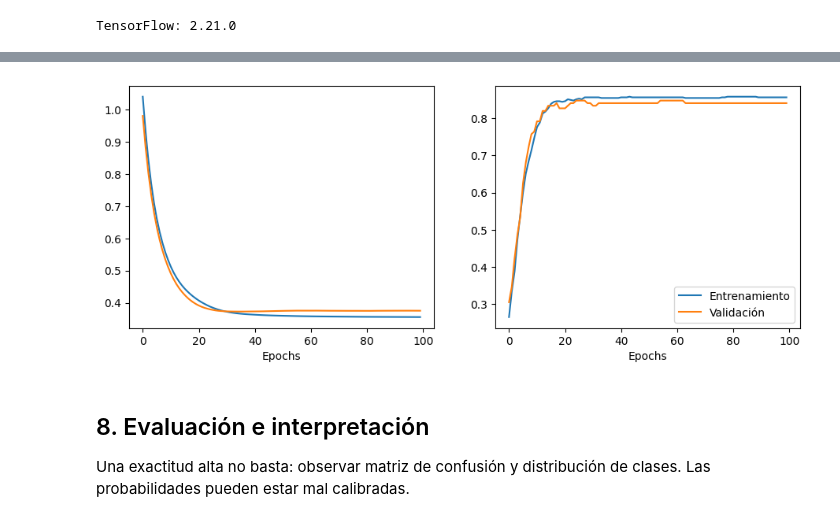
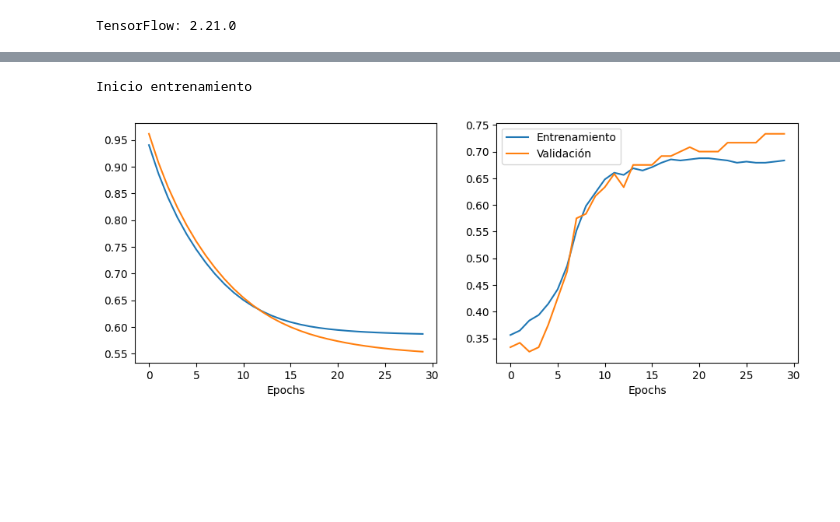
Before and after one commit to marvinjc/fund_redes_neuronales_python, a Jupyter notebook: laboratorio_1.ipynb, the cells around one changed output, grey strips where cells are left out. Saved outputs shown, nothing was run; the diff lists cells and outputs as text; code cells hidden in the pictures; blank space fills up the shorter version.

```diff
--- a/laboratorio_1.ipynb
+++ b/laboratorio_1.ipynb
@@ -98,0 +26,7 @@ dtype: float64
+# %%
+url = 'https://raw.githubusercontent.com/marvinjc/fund_redes_neuronales_python/main/datos_creditos_estudiantes.csv'
+df = pd.read_csv(url)
+print('Archivo cargado desde GitHub:', url)
+print('Dimensiones:', df.shape)
+display('Describe:',df.describe().T)
+display('Head:',df.head())
@@ -109,6 +83,6 @@ Separamos primero para evitar fuga de información. El escalador se ajusta **sol
 # %%
-X = df.drop(columns="defectuosa")
-y = df.defectuosa
+X = df.drop(columns="aprobado")
+y = df.aprobado
 X_train, X_test, y_train, y_test = train_test_split(X, y, test_size=0.2, random_state=42)
 print("Dimensiones:", X_train.shape, X_test.shape, y_train.shape, y_test.shape)
 # %% [output]
@@ -124,5 +104,5 @@ Arquitectura 4 → 6 (ReLU) → 1 (Sigmoid). **37 parámetros**. Compilar no ent
 # %%
-modelo = keras.Sequential([keras.Input(shape=(4,)), keras.layers.Dense(6, activation="relu"), keras.layers.Dense(1, activation="sigmoid")])
+modelo = keras.Sequential([keras.Input(shape=(4,)), keras.layers.Dense(8, activation="relu"), keras.layers.Dense(1, activation="sigmoid")])
 modelo.compile(optimizer="adam", loss="binary_crossentropy", metrics=["accuracy"])
 modelo.summary()
 # %% [output]
@@ -145,15 +133,13 @@ assert modelo.count_params() == 37
 # %%
 print("Inicio entrenamiento")
-hist = modelo.fit(X_train_s, y_train, epochs=100, batch_size=16, validation_split=0.2, verbose=0)
+hist = modelo.fit(X_train_s, y_train, epochs=30, batch_size=16, validation_split=0.2, verbose=0)
 fig, ax = plt.subplots(1, 2, figsize=(11, 4))
 for j, metrica in enumerate(["loss", "accuracy"]):
   ax[j].plot(hist.history[metrica], label="Entrenamiento")
   ax[j].plot(hist.history[f"val_{metrica}"], label="Validación")
   ax[j].set_xlabel("Epochs")
 plt.legend()
 plt.show()
 # %% [output]
+Inicio entrenamiento
-[figure, old version]
+[figure, new version]
-# %% [markdown]
-## 8. Evaluación e interpretación
-Una exactitud alta no basta: observar matriz de confusión y distribución de clases. Las probabilidades pueden estar mal calibradas.
```
Also changed, not shown: parts of 44 cells of this notebook, 1 other file.
